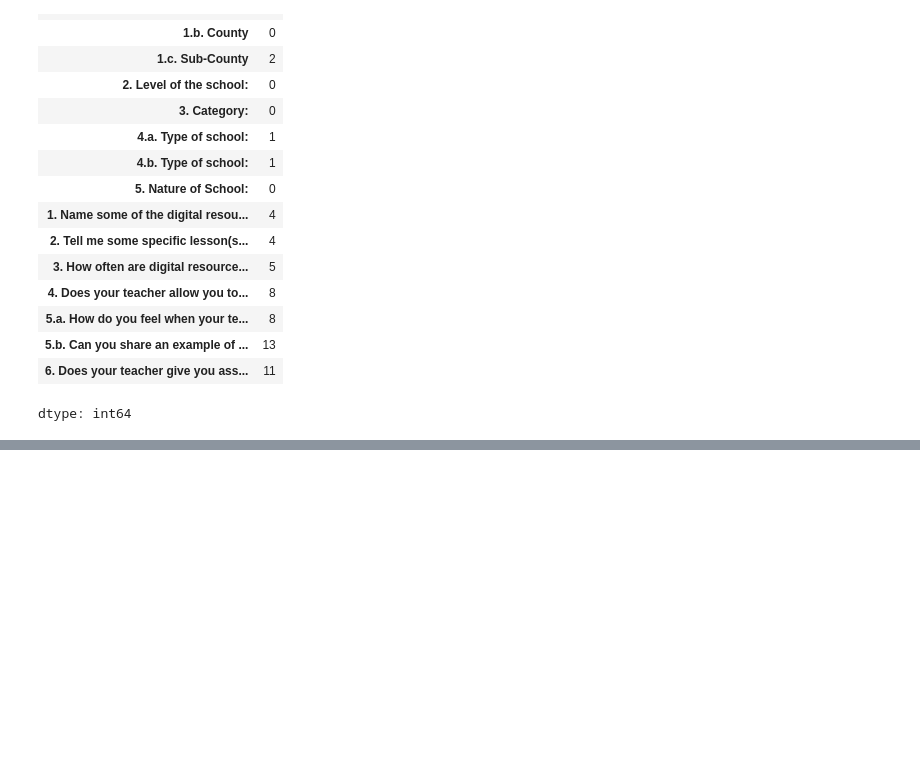
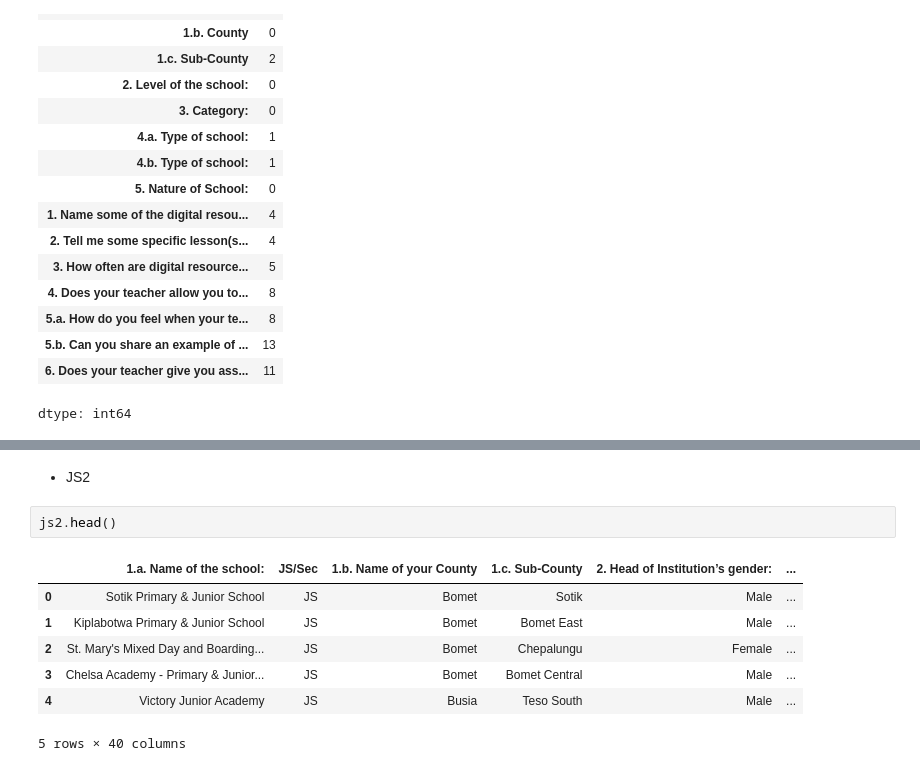
Before and after one commit to davidmasai/kenya-stem-digital-efficacy, a Jupyter notebook: Kenya_stem_digital_efficacy.ipynb, the cells around one changed output, grey strips where cells are left out. Cells and saved outputs as stored; diff of their text form; blank space fills up the shorter version.

```diff
--- a/Kenya_stem_digital_efficacy.ipynb
+++ b/Kenya_stem_digital_efficacy.ipynb
@@ -752,0 +843,12 @@ dtype: int64
+# %% [markdown]
+- JS2
+# %%
+js2.head()
+# %% [output]
+|  | 1.a. Name of the school: | JS/Sec | 1.b. Name of your County | 1.c. Sub-County | 2. Head of Institution’s gender: | ... |
+| 0 | Sotik Primary & Junior School | JS | Bomet | Sotik | Male | ... |
+| 1 | Kiplabotwa Primary & Junior School | JS | Bomet | Bomet East | Male | ... |
+| 2 | St. Mary's Mixed Day and Boarding... | JS | Bomet | Chepalungu | Female | ... |
+| 3 | Chelsa Academy - Primary & Junior... | JS | Bomet | Bomet Central | Male | ... |
+| 4 | Victory Junior Academy | JS | Busia | Teso South | Male | ... |
+5 rows × 40 columns
```
Also changed, not shown: parts of 20 cells of this notebook.
